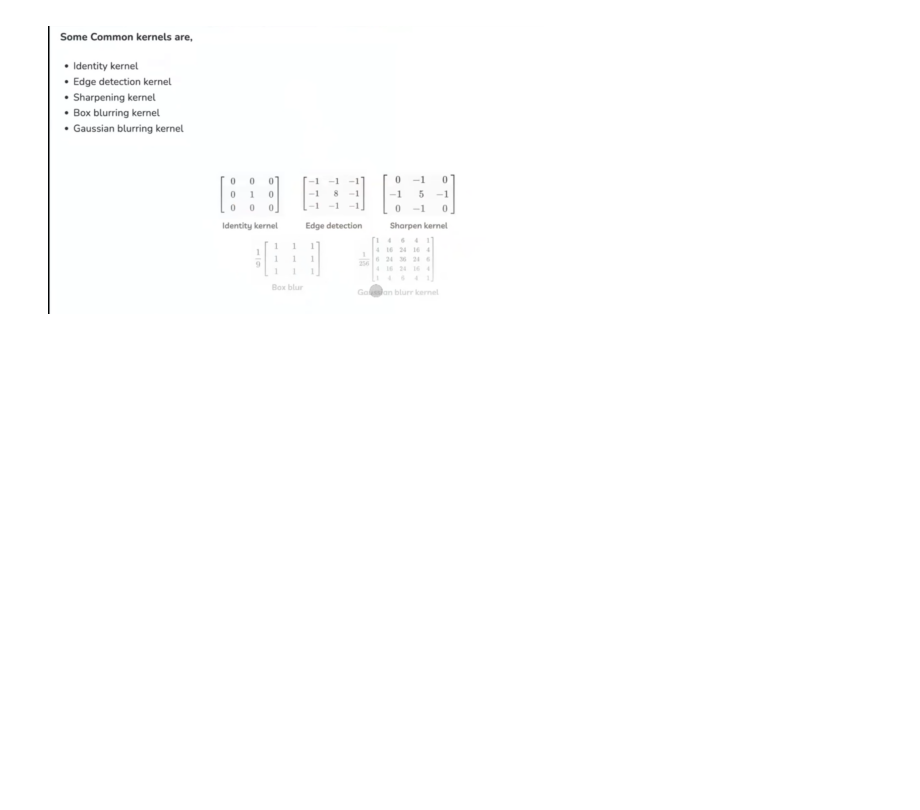
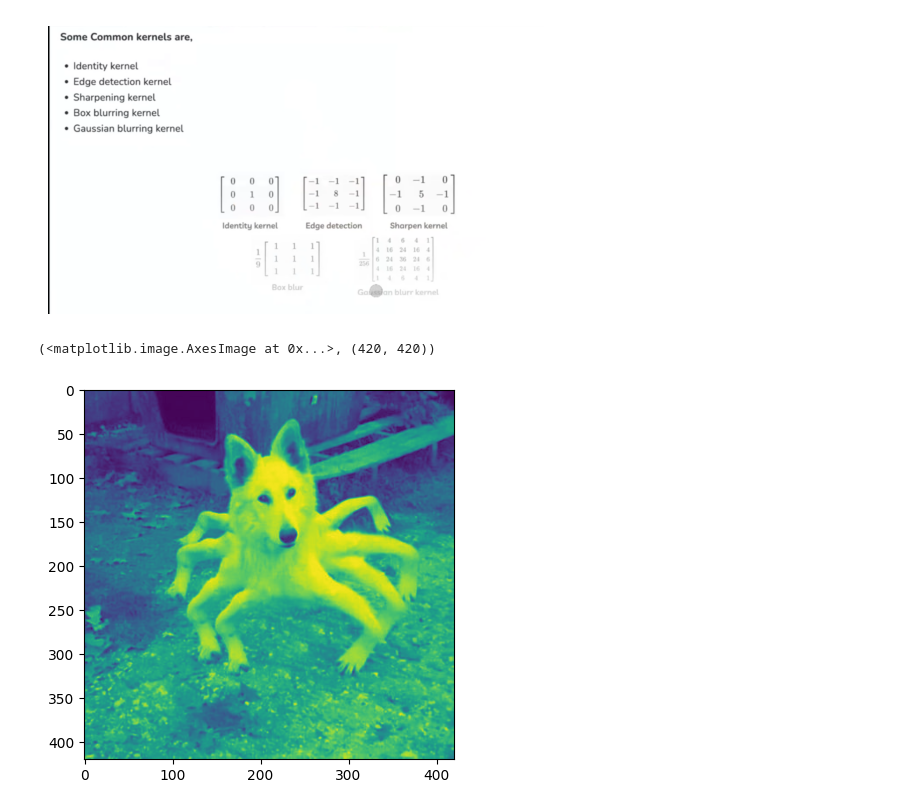
Before and after one commit to Vermashubh646/ML, a Jupyter notebook: DL/CNN/Kernels.ipynb, the cells around one changed output. Cells and saved outputs as stored; diff of their text form; code cells hidden in the pictures; blank space fills up the shorter version.

```diff
--- a/DL/CNN/Kernels.ipynb
+++ b/DL/CNN/Kernels.ipynb
@@ -37,3 +21,12 @@ plt.axis('off')
 [figure]
 # %%
 import numpy as np
+# %%
+img_path='images/dogo_img.jpg'
+# %%
+img = cv2.imread(img_path , cv2.IMREAD_GRAYSCALE)
+# %%
+plt.imshow(img),img.shape
+# %% [output]
+(<matplotlib.image.AxesImage at 0x...>, (420, 420))
+[figure, added]
```
Also changed, not shown: parts of 17 cells of this notebook.
